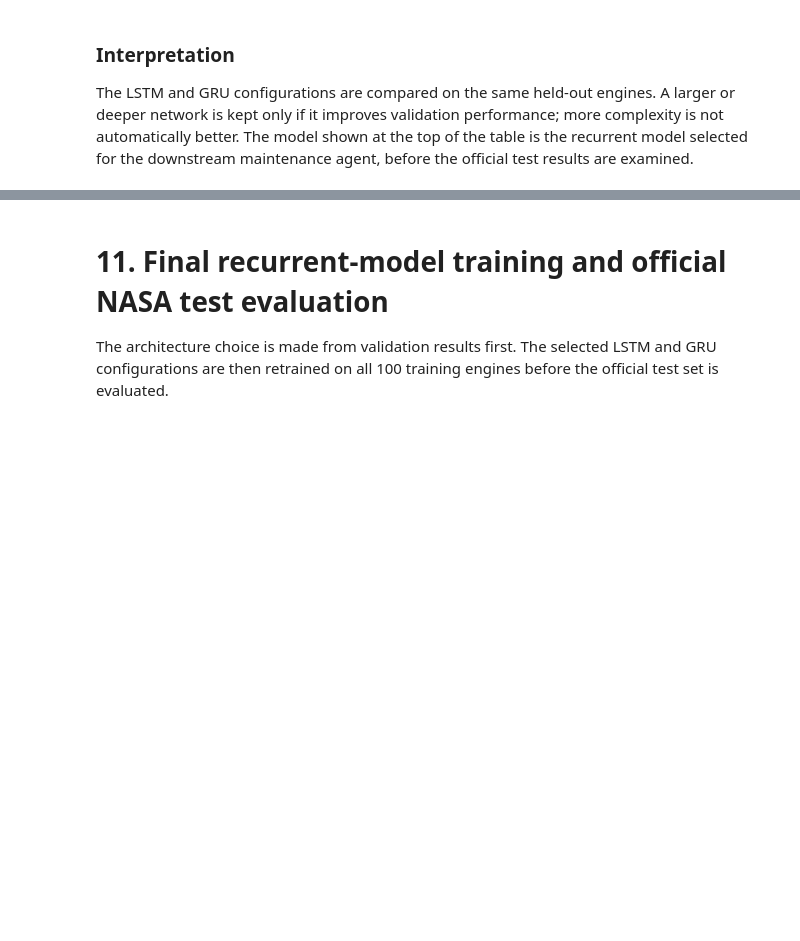
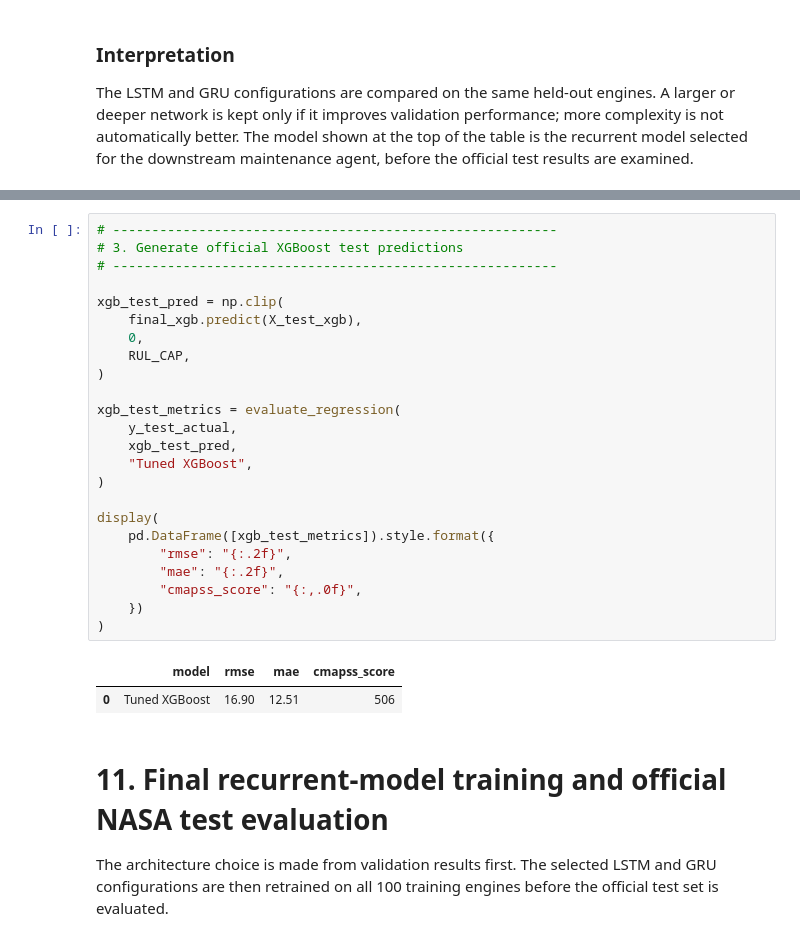
Before and after one commit to sudhakaran-srinivasan/intelligent-predictive-maintenance, a Jupyter notebook: notebooks/06_end_to_end_intelligent_predictive_maintenance.ipynb, the cells around one changed output, grey strips where cells are left out. Drawn from its saved outputs; the diff is of its cells as text; blank space fills up the shorter version.

```diff
--- a/notebooks/06_end_to_end_intelligent_predictive_maintenance.ipynb
+++ b/notebooks/06_end_to_end_intelligent_predictive_maintenance.ipynb
@@ -1812,3 +1935,30 @@ The LSTM and GRU configurations are compared on the same held-out engines. A lar
+# %%
+# ---------------------------------------------------------
+# 3. Generate official XGBoost test predictions
+# ---------------------------------------------------------
+
+xgb_test_pred = np.clip(
+    final_xgb.predict(X_test_xgb),
+    0,
+    RUL_CAP,
+)
+
+xgb_test_metrics = evaluate_regression(
+    y_test_actual,
+    xgb_test_pred,
+    "Tuned XGBoost",
+)
+
+display(
+    pd.DataFrame([xgb_test_metrics]).style.format({
+        "rmse": "{:.2f}",
+        "mae": "{:.2f}",
+        "cmapss_score": "{:,.0f}",
+    })
+)
+# %% [output]
+|  | model | rmse | mae | cmapss_score |
+| 0 | Tuned XGBoost | 16.90 | 12.51 | 506 |
 # %% [markdown]
 # 11. Final recurrent-model training and official NASA test evaluation
 
```
Also changed, not shown: parts of 21 cells of this notebook, 3 other files.
